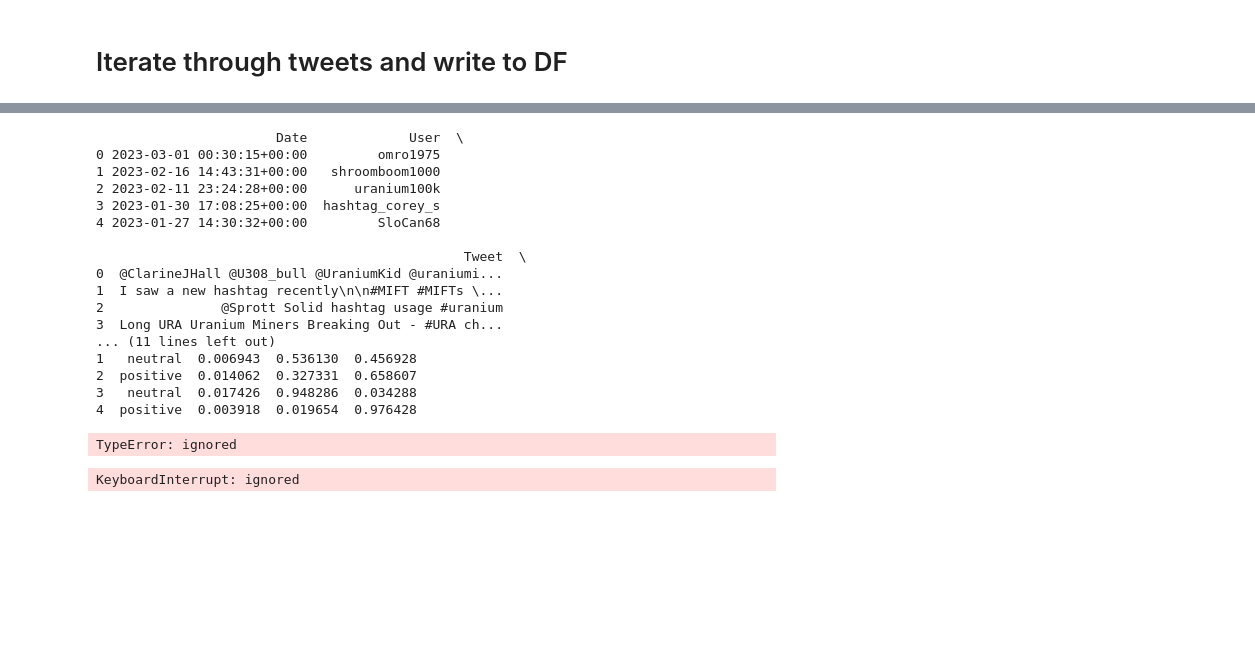
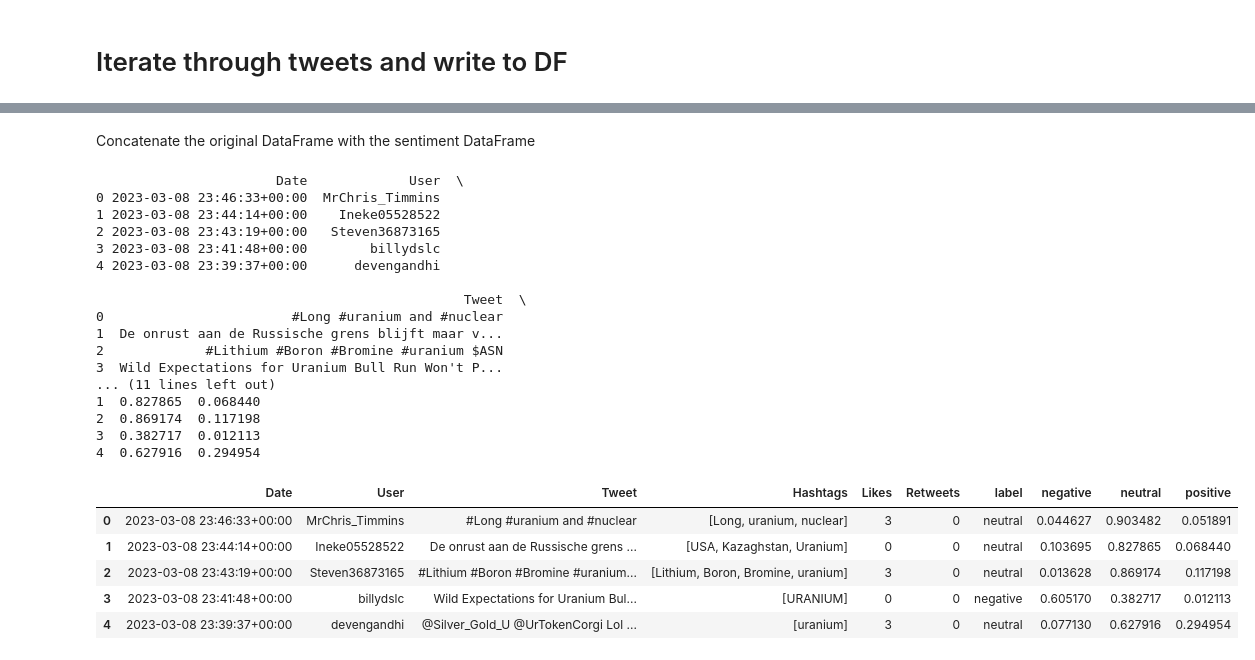
Before and after one commit to ohmyhat/ohmyhat, a Jupyter notebook: _Uranium_Sentiment_Bot.ipynb, the cells around one changed output, grey strips where cells are left out. Drawn from its saved outputs; the diff is of its cells as text; code cells hidden in the pictures; blank space fills up the shorter version.

```diff
--- a/_Uranium_Sentiment_Bot.ipynb
+++ b/_Uranium_Sentiment_Bot.ipynb
@@ -174,26 +182,25 @@ df_sentiment
+# %% [markdown]
+Concatenate the original DataFrame with the sentiment DataFrame
 # %%
-df_sentiment = pd.DataFrame(data)
-
-# Concatenate the original DataFrame with the sentiment DataFrame
 df = pd.concat([df, df_sentiment[['label', 'negative', 'neutral', 'positive']]], axis=1)
 
 # Print the updated DataFrame
 print(df.head())
 # %% [output]
                        Date             User  \
-0 2023-03-01 00:30:15+00:00         omro1975
-1 2023-02-16 14:43:31+00:00   shroomboom1000
-2 2023-02-11 23:24:28+00:00      uranium100k
-3 2023-01-30 17:08:25+00:00  hashtag_corey_s
-4 2023-01-27 14:30:32+00:00         SloCan68
+0 2023-03-08 23:46:33+00:00  MrChris_Timmins
+1 2023-03-08 23:44:14+00:00    Ineke05528522
+2 2023-03-08 23:43:19+00:00   Steven36873165
+3 2023-03-08 23:41:48+00:00        billydslc
+4 2023-03-08 23:39:37+00:00      devengandhi
 
                                                Tweet  \
-0  @ClarineJHall @U308_bull @UraniumKid @uraniumi...
-1  I saw a new hashtag recently\n\n#MIFT #MIFTs \...
-2               @Sprott Solid hashtag usage #uranium
-3  Long URA Uranium Miners Breaking Out - #URA ch...
+0                        #Long #uranium and #nuclear
+1  De onrust aan de Russische grens blijft maar v...
+2             #Lithium #Boron #Bromine #uranium $ASN
+3  Wild Expectations for Uranium Bull Run Won't P...
 ... (11 lines left out)
-1   neutral  0.006943  0.536130  0.456928
-2  positive  0.014062  0.327331  0.658607
-3   neutral  0.017426  0.948286  0.034288
-4  positive  0.003918  0.019654  0.976428
+1  0.827865  0.068440
+2  0.869174  0.117198
+3  0.382717  0.012113
+4  0.627916  0.294954
@@ -202,37 +207,9 @@ df.to_csv('tweet_repository.csv', index=False )
-# %%
-sentiments = model.sentiment(df.Tweet, return_probability=True)
-data = {
-    'text': [d['text'] for d in model.sentiment],
-    'label': [s['label'] for s in sentiments],
-    'negative': [s['probability']['negative'] for s in sentiments],
-    'neutral': [s['probability']['neutral'] for s in sentiments],
-    'positive': [s['probability']['positive'] for s in sentiments]
-}
-df = pd.DataFrame(data)
-
-# model = tweetnlp.load_model('sentiment')
-# model.sentiment(df.Tweet, return_probability=True)
-# %% [output]
-TypeError: ignored
-# %%
-model = tweetnlp.load_model('sentiment')
-model.sentiment("", return_probability=True)
-
-sent_results = {}
-count = 0
-for i, d in tqdm(tweets.iterrows(), total=len(tweets)):
-    sent = sentiment_task(d["Tweet"])
-    sent_results[d["Tweet Id"]] = sent
-    count += 1
-    if count == 500:
-        break
-# iterate through each row of the DataFrame
-#for index, row in df.iterrows():
-#    model.sentiment('tweet', return_probability=True)
-#    print()
-#    break
-for i, row in accounts.iterrows():
-    if str(row['Number']) == "27*******5":
-        print(row["F"], row["Number"])
-# %% [output]
-KeyboardInterrupt: ignored
+# %%
+df.head()
+# %% [output]
+|  | Date | User | Tweet | Hashtags | Likes | Retweets | label | negative | neutral | positive |
+| 0 | 2023-03-08 23:46:33+00:00 | MrChris_Timmins | #Long #uranium and #nuclear | [Long, uranium, nuclear] | 3 | 0 | neutral | 0.044627 | 0.903482 | 0.051891 |
+| 1 | 2023-03-08 23:44:14+00:00 | Ineke05528522 | De onrust aan de Russische grens ... | [USA, Kazaghstan, Uranium] | 0 | 0 | neutral | 0.103695 | 0.827865 | 0.068440 |
+| 2 | 2023-03-08 23:43:19+00:00 | Steven36873165 | #Lithium #Boron #Bromine #uranium... | [Lithium, Boron, Bromine, uranium] | 3 | 0 | neutral | 0.013628 | 0.869174 | 0.117198 |
+| 3 | 2023-03-08 23:41:48+00:00 | billydslc | Wild Expectations for Uranium Bul... | [URANIUM] | 0 | 0 | negative | 0.605170 | 0.382717 | 0.012113 |
+| 4 | 2023-03-08 23:39:37+00:00 | devengandhi | @Silver_Gold_U @UrTokenCorgi Lol ... | [uranium] | 3 | 0 | neutral | 0.077130 | 0.627916 | 0.294954 |
```
Also changed, not shown: parts of 32 cells of this notebook.
